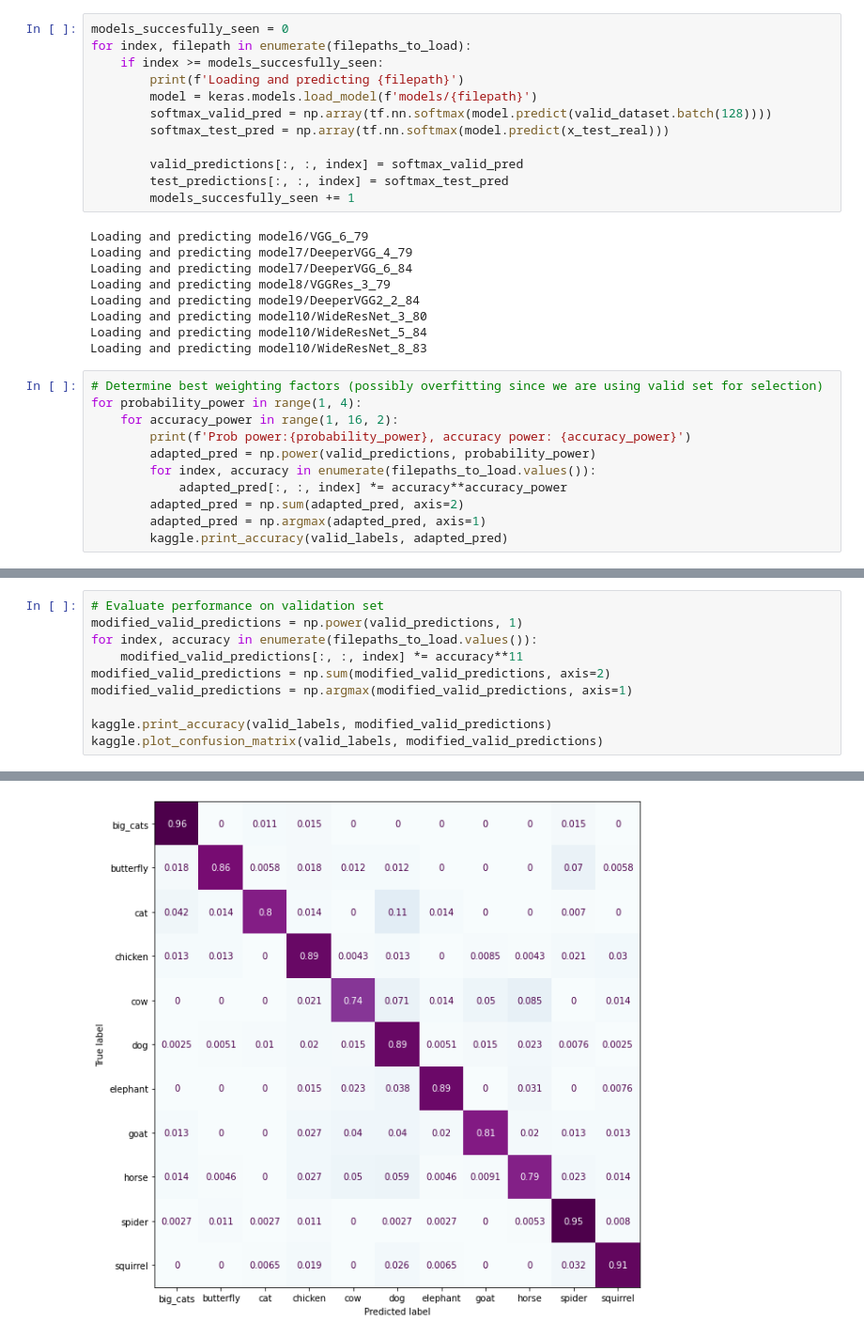
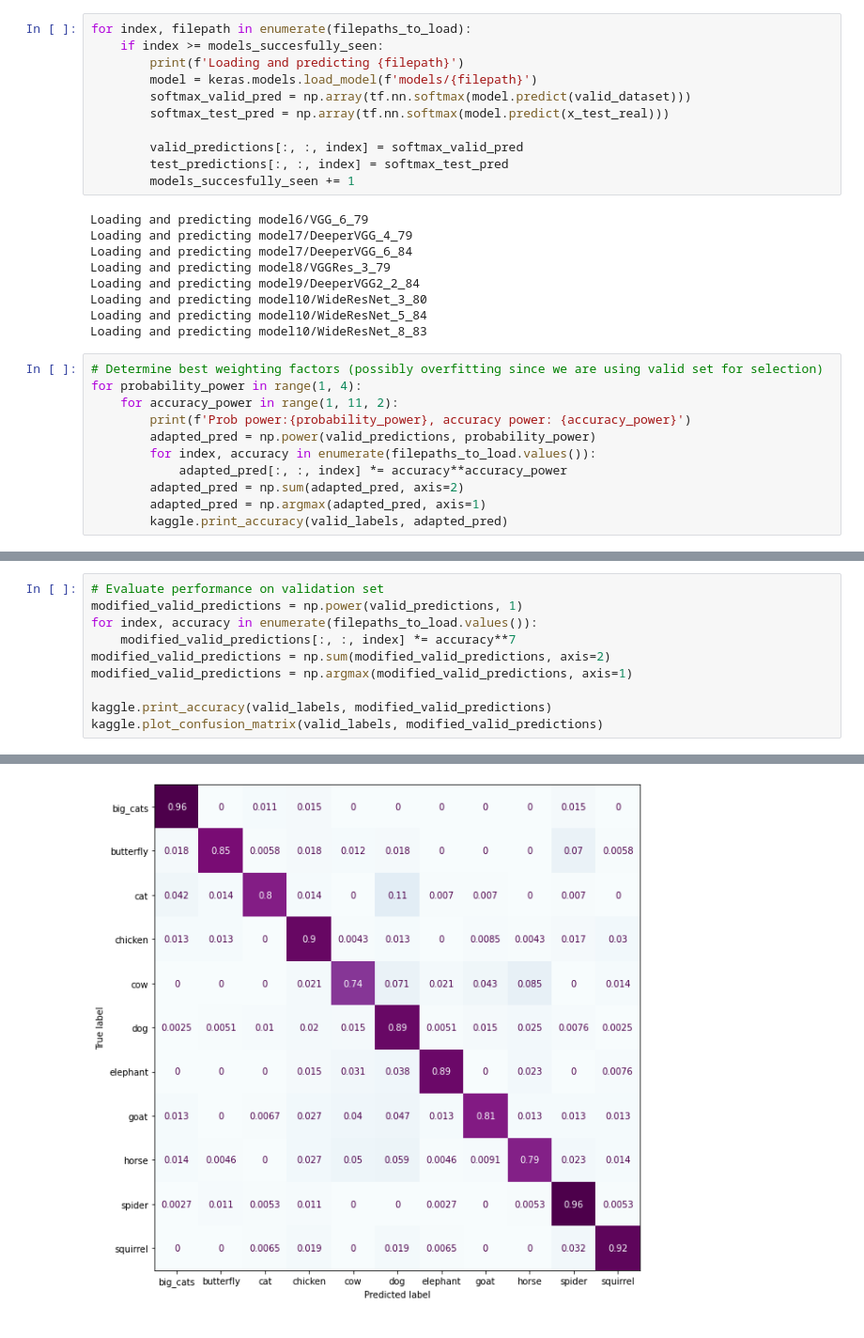
Before and after one commit to guillaume-jones/INF8245E, a Jupyter notebook: Kaggle/basic_stacking.ipynb, the cells around one changed output, grey strips where cells are left out. Shown at 94% size. Drawn from its saved outputs; the diff is of its cells as text.

```diff
--- a/Kaggle/basic_stacking.ipynb
+++ b/Kaggle/basic_stacking.ipynb
@@ -29,10 +31,9 @@ test_predictions = np.zeros((17831, 11, len(filepaths_to_load)))
 # %%
-models_succesfully_seen = 0
 for index, filepath in enumerate(filepaths_to_load):
     if index >= models_succesfully_seen:
         print(f'Loading and predicting {filepath}')
         model = keras.models.load_model(f'models/{filepath}')
-        softmax_valid_pred = np.array(tf.nn.softmax(model.predict(valid_dataset.batch(128))))
+        softmax_valid_pred = np.array(tf.nn.softmax(model.predict(valid_dataset)))
         softmax_test_pred = np.array(tf.nn.softmax(model.predict(x_test_real)))
 
         valid_predictions[:, :, index] = softmax_valid_pred
@@ -50,7 +51,7 @@ Loading and predicting model10/WideResNet_8_83
 # %%
 # Determine best weighting factors (possibly overfitting since we are using valid set for selection)
 for probability_power in range(1, 4):
-    for accuracy_power in range(1, 16, 2):
+    for accuracy_power in range(1, 11, 2):
         print(f'Prob power:{probability_power}, accuracy power: {accuracy_power}')
         adapted_pred = np.power(valid_predictions, probability_power)
         for index, accuracy in enumerate(filepaths_to_load.values()):
@@ -80,7 +81,7 @@ Accuracy: 0.8814
 # Evaluate performance on validation set
 modified_valid_predictions = np.power(valid_predictions, 1)
 for index, accuracy in enumerate(filepaths_to_load.values()):
-    modified_valid_predictions[:, :, index] *= accuracy**11
+    modified_valid_predictions[:, :, index] *= accuracy**7
 modified_valid_predictions = np.sum(modified_valid_predictions, axis=2)
 modified_valid_predictions = np.argmax(modified_valid_predictions, axis=1)
 
@@ -91,4 +92,4 @@ Accuracy: 0.8802
-[figure, old version]
+[figure, new version]
 # %%
 # Predict labels for kaggle
 modified_test_predictions = np.power(test_predictions, 1)
```
Also changed, not shown: parts of 4 cells of this notebook, 3 other files.
